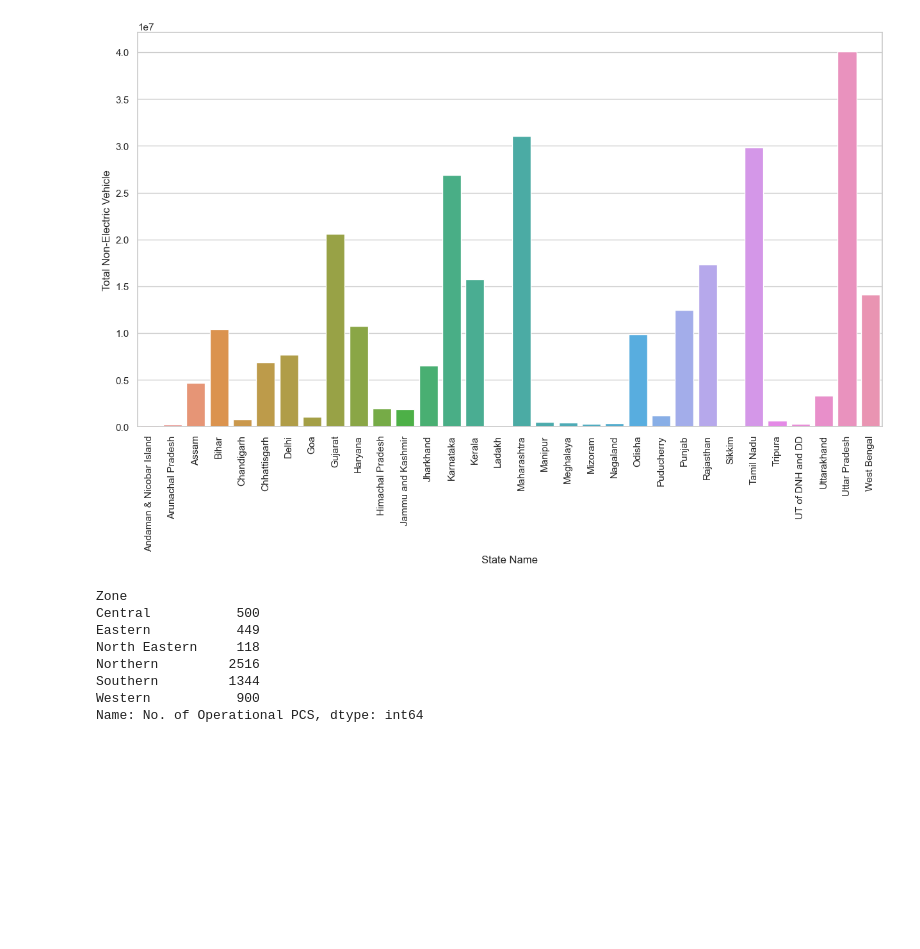
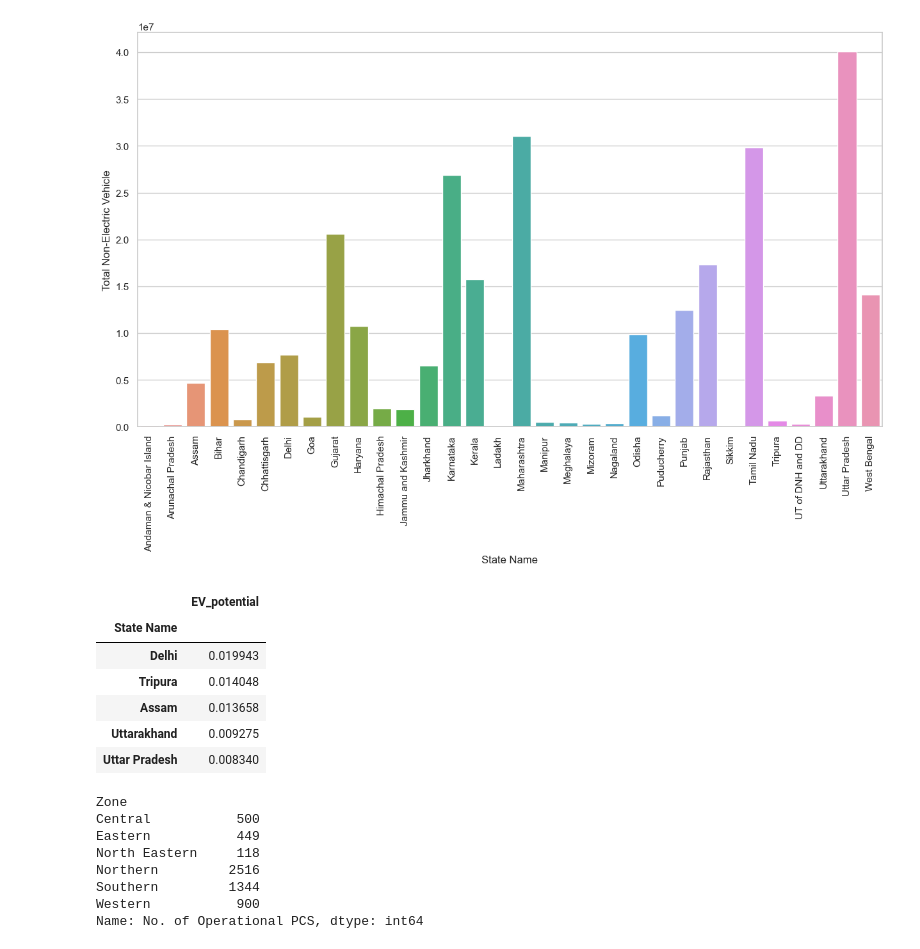
Before and after one commit to sayanbanerjee59/EV-Market-Segmentation-Analysis, a Jupyter notebook: EV Market Segmentation.ipynb, the cells around one changed output. Saved outputs shown, nothing was run; the diff lists cells and outputs as text; code cells hidden in the pictures; blank space fills up the shorter version.

```diff
--- a/EV Market Segmentation.ipynb
+++ b/EV Market Segmentation.ipynb
@@ -146,3 +146,13 @@ plt.show()
 [figure]
 # %%
 # State wise Uttar Pradesh has highest number of electric vehicle
+# %%
+df.groupby('State Name')[['State Name','EV_potential']].mean('EV_potential').sort_values(by='EV_potential',ascending=False).head()
+# %% [output]
+|  | EV_potential |
+| State Name |  |
+| Delhi | 0.019943 |
+| Tripura | 0.014048 |
+| Assam | 0.013658 |
+| Uttarakhand | 0.009275 |
+| Uttar Pradesh | 0.008340 |
```
Also changed, not shown: parts of 79 cells of this notebook.
